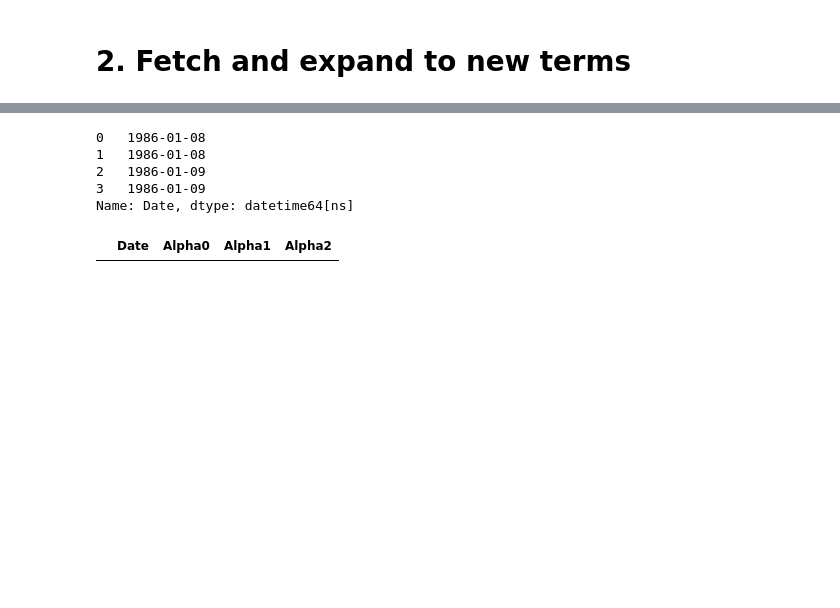
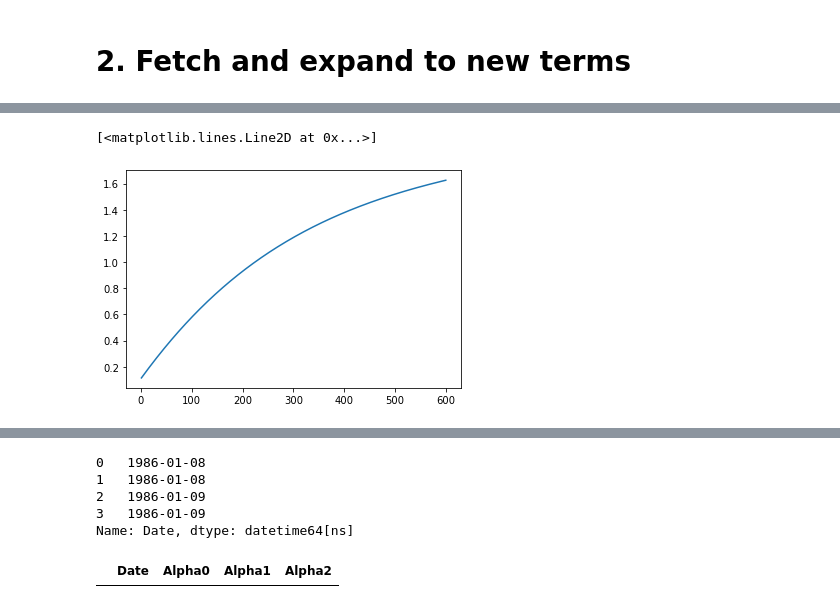
Before and after one commit to ePPilgrim/Python, a Jupyter notebook: MHS/mhs.ipynb, the cells around one changed output, grey strips where cells are left out. Cells and saved outputs as stored; diff of their text form; code cells hidden in the pictures; blank space fills up the shorter version.

```diff
--- a/MHS/mhs.ipynb
+++ b/MHS/mhs.ipynb
@@ -133,0 +202,7 @@ ddf
+# %%
+t = np.arange(600).astype('float32') + 1.0
+y = tt.modelv[2].predict(t)
+plt.plot(t,y)
+# %% [output]
+[<matplotlib.lines.Line2D at 0x...>]
+[figure, added]
```
Also changed, not shown: parts of 16 cells of this notebook, 1 other file.
